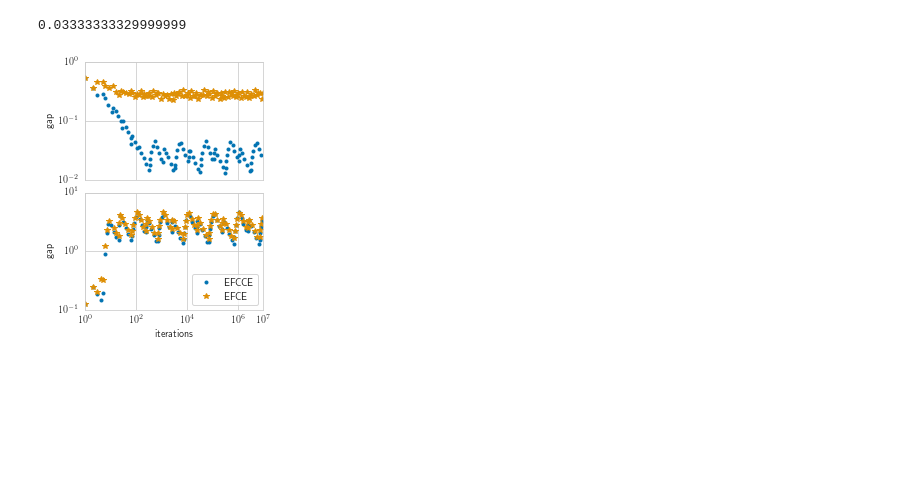
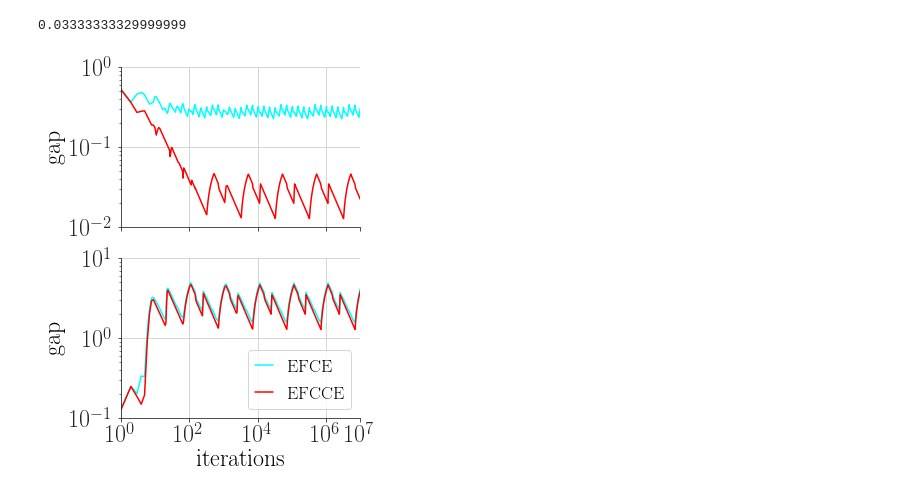
Before and after one commit to dmorrill10/hr_edl_experiments, a Jupyter notebook: cor_gap_data.ipynb, the cells around one changed output. Saved outputs shown, nothing was run; the diff lists cells and outputs as text; code cells hidden in the pictures; blank space fills up the shorter version.

```diff
--- a/cor_gap_data.ipynb
+++ b/cor_gap_data.ipynb
@@ -30,12 +38,9 @@ data
 # %%
 gr = 1.618
 
-kwargs = {
-    'markevery': 0.03,
-    'ls': ''
-}
+kwargs = {}
 
-_, axes = plt.subplots(1, 2, figsize=(4*gr, 2), sharex=True, sharey=True)
+_, axes = plt.subplots(1, 2, figsize=(6*gr, 3), sharex=True, sharey=True)
 axes[0].set_ylabel('gap')
 for ax in axes:
     ax.set_xlabel('iterations')
@@ -43,19 +48,19 @@ for ax in axes:
     ax.set_xscale('log')
     ax.set_yscale('log')
     ax.set_xticks((1, 1e2, 1e4, 1e6, 1e7))
+    ax.set_yticks((1e-3, 1e-1))
+    ax.grid(True)
 
 df = data.query('game_tag == "eshapley" and param == "small" and training_regime == "sim"')
 x = df.num_iterations.to_numpy()
 axes[0].plot(
     x,
-    df.efcce_gap,
-    marker='.',
+    df.efce_gap,
     **kwargs
 )
 axes[0].plot(
     x,
-    df.efce_gap,
-    marker='*',
+    df.efcce_gap,
     **kwargs
 )
 # axes[0].plot(
@@ -75,14 +80,12 @@ df = data.query('game_tag == "eshapley" and param == "small" and training_regime
 x = df.num_iterations.to_numpy()
 axes[1].plot(
     x,
-    df.efcce_gap,
-    marker='.',
+    df.efce_gap,
     **kwargs
 )
 axes[1].plot(
     x,
-    df.efce_gap,
-    marker='*',
+    df.efcce_gap,
     **kwargs
 )
 # axes[1].plot(
@@ -97,7 +100,8 @@ axes[1].plot(
 #     marker='x',
 #     **kwargs
 # )
-plt.legend(['EFCCE', 'EFCE'])
+plt.legend(['EFCE', 'EFCCE'], handlelength=1, fontsize=18)
 plt.tight_layout(0.4)
+sns.despine()
 plt.savefig('results/cor_gap.eshapley.small.pdf')
 # %% [output]
@@ -107,51 +111,48 @@ plt.savefig('results/cor_gap.eshapley.small.pdf')
 # %% [output]
 0.03333333329999999
 # %%
-_, axes = plt.subplots(2, 1, figsize=(2*gr, 4), sharex=True, sharey=False)
+_, axes = plt.subplots(2, 1, figsize=(3*gr, 6), sharex=True, sharey=False)
 
 df = data.query('game_tag == "eshapley" and param == "medium" and training_regime == "alt"')
 x = df.num_iterations.to_numpy()
 axes[0].plot(
     x,
-    df.efcce_gap,
-    marker='.',
+    df.efce_gap,
     **kwargs
 )
 axes[0].plot(
     x,
-    df.efce_gap,
-    marker='*',
+    df.efcce_gap,
     **kwargs
 )
 
 df = data.query('game_tag == "eshapley" and param == "big" and training_regime == "alt"')
 x = df.num_iterations.to_numpy()
 axes[1].plot(
     x,
-    df.efcce_gap,
-    marker='.',
+    df.efce_gap,
     **kwargs
 )
 axes[1].plot(
     x,
-    df.efce_gap,
-    marker='*',
+    df.efcce_gap,
     **kwargs
 )
 
 axes[0].set_ylim((1e-2, 1e0))
 axes[1].set_ylim((1e-1, 1e1))
 axes[1].set_xlabel('iterations')
 for ax in axes:
     ax.set_ylabel('gap')
     ax.set_xlim((1, 1e7))
     ax.set_xscale('log')
     ax.set_yscale('log')
     ax.set_xticks((1, 1e2, 1e4, 1e6, 1e7))
+    ax.grid(True)
 
-
-plt.legend(['EFCCE', 'EFCE'])
+plt.legend(['EFCE', 'EFCCE'], handlelength=1, fontsize=18)
 plt.tight_layout(0.4)
+sns.despine()
 plt.savefig('results/cor_gap.eshapley.medium-big.alt.pdf')
 # %% [output]
-[figure, old version]
+[figure, new version]
```
Also changed, not shown: parts of 2 cells of this notebook.
